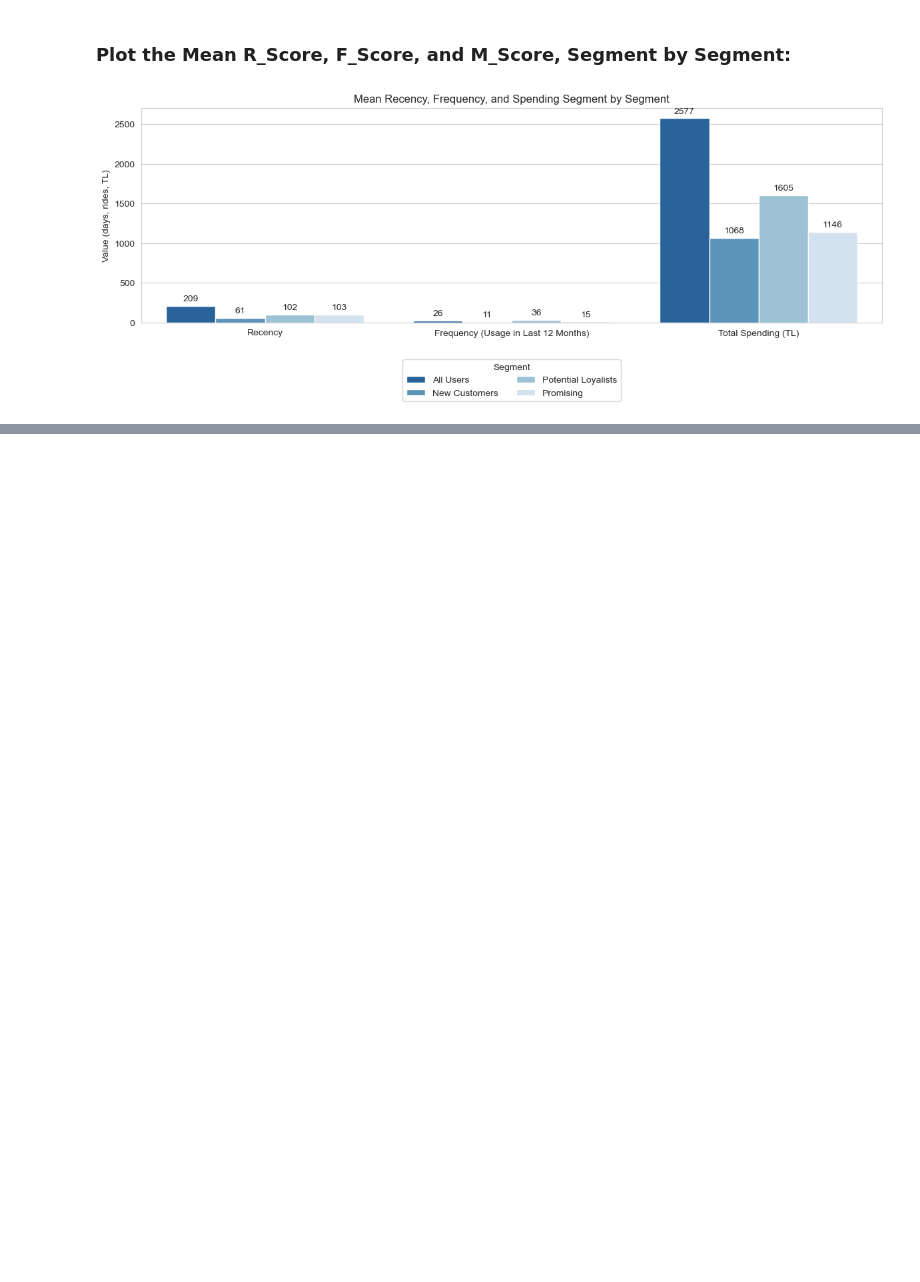
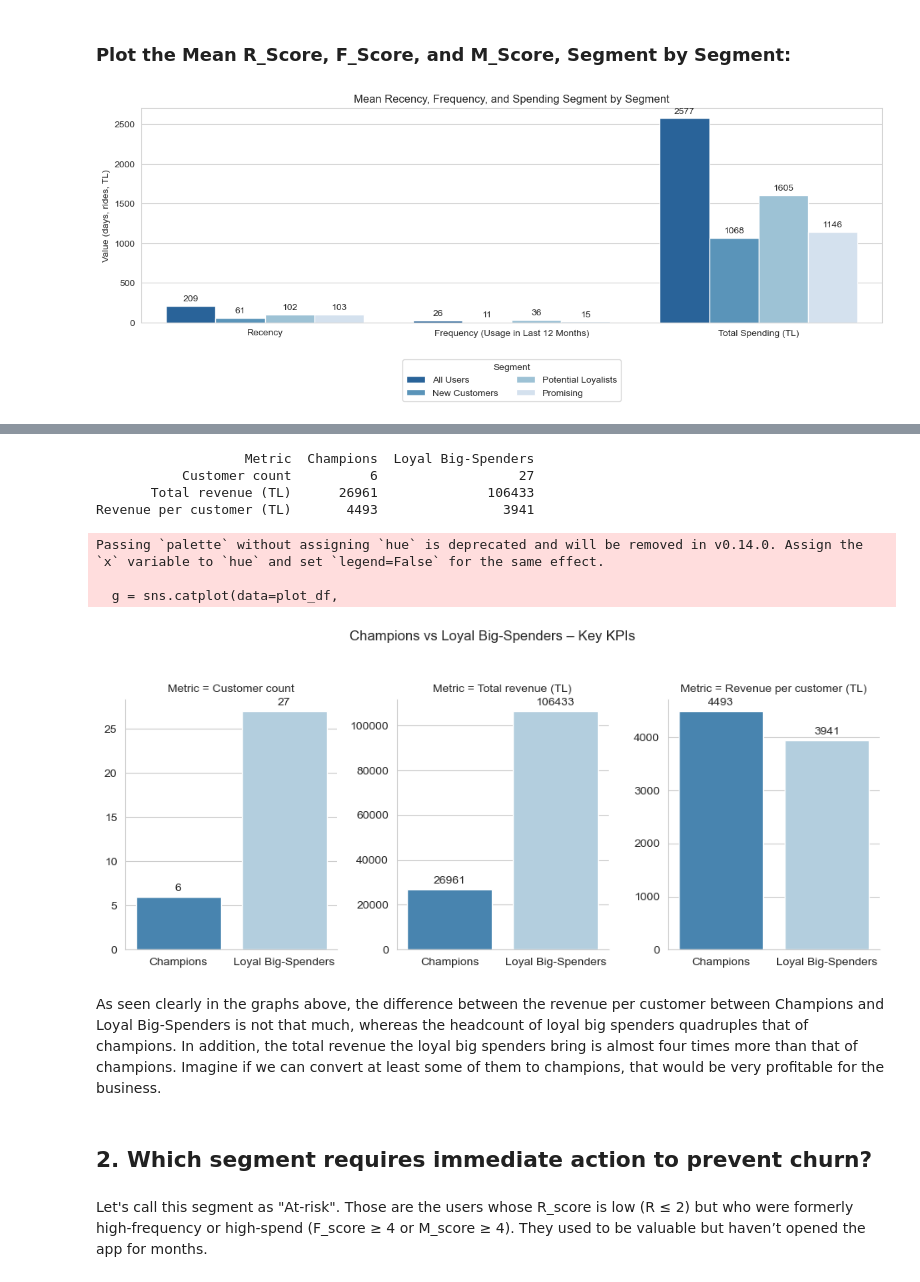
Before and after one commit to rodyonraskolnikov/rfm-segmentation-retention-analysis, a Jupyter notebook: bitaksi_rfm.ipynb, the cells around one changed output, grey strips where cells are left out. Saved outputs shown, nothing was run; the diff lists cells and outputs as text; code cells hidden in the pictures; blank space fills up the shorter version.

```diff
--- a/bitaksi_rfm.ipynb
+++ b/bitaksi_rfm.ipynb
@@ -469,0 +479,68 @@ plt.show()
+# %%
+# Champions = 555
+champions = df[
+    (df['R_Score'].astype(int) == 5) &
+    (df['F_Score'].astype(int) == 5) &
+    (df['M_Score'].astype(int) == 5)
+]
+
+# Loyal Big-Spenders = any two 5s + one 4
+loyal_codes = ['554', '545', '544', '455']
+loyal_big_spenders = df[df['RFM_Score'].isin(loyal_codes)]
+
+# KPI comparison
+summary = pd.DataFrame({
+    'Metric': ['Customer count',
+               'Total revenue (TL)',
+               'Revenue per customer (TL)'],
+    'Champions': [
+        int(len(champions)),
+        int(champions['Total Spending (TL)'].sum()),
+        int(champions['Total Spending (TL)'].mean())
+    ],
+    'Loyal Big-Spenders': [
+        int(len(loyal_big_spenders)),
+        int(loyal_big_spenders['Total Spending (TL)'].sum()),
+        int(loyal_big_spenders['Total Spending (TL)'].mean())
+    ]
+})
+
+print(summary.to_string(index=False))
+# %% [output]
+                   Metric  Champions  Loyal Big-Spenders
+           Customer count          6                  27
+       Total revenue (TL)      26961              106433
+Revenue per customer (TL)       4493                3941
+# %%
+# plot
+plot_df = summary.melt(id_vars='Metric',
+                       var_name='Segment',
+                       value_name='Value')
+
+g = sns.catplot(data=plot_df,
+                x='Segment', y='Value',
+                col='Metric', kind='bar',
+                palette='Blues_r',
+                sharey=False, height=4, aspect=0.8)
+
+g.fig.suptitle('Champions vs Loyal Big-Spenders – Key KPIs', y=1.05)
+
+for ax in g.axes.flat:
+    for bars in ax.containers:
+        ax.bar_label(bars, fmt='%.0f', padding=3)
+    ax.set_xlabel('')
+    ax.set_ylabel('')
+
+plt.tight_layout()
+plt.show()
+# %% [output]
+Passing `palette` without assigning `hue` is deprecated and will be removed in v0.14.0. Assign the `x` variable to `hue` and set `legend=False` for the same effect.
+
+  g = sns.catplot(data=plot_df,
+[figure, added]
+# %% [markdown]
+As seen clearly in the graphs above, the difference between the revenue per customer between Champions and Loyal Big-Spenders is not that much, whereas the headcount of loyal big spenders quadruples that of champions. In addition, the total revenue the loyal big spenders bring is almost four times more than that of champions. Imagine if we can convert at least some of them to champions, that would be very profitable for the business.
+# %% [markdown]
+## 2. Which segment requires immediate action to prevent churn?
+# %% [markdown]
+Let's call this segment as "At-risk". Those are the users whose R_score is low (R ≤ 2) but who were formerly high-frequency or high-spend (F_score ≥ 4 or M_score ≥ 4). They used to be valuable but haven’t opened the app for months.
```
Also changed, not shown: parts of 10 cells of this notebook.
